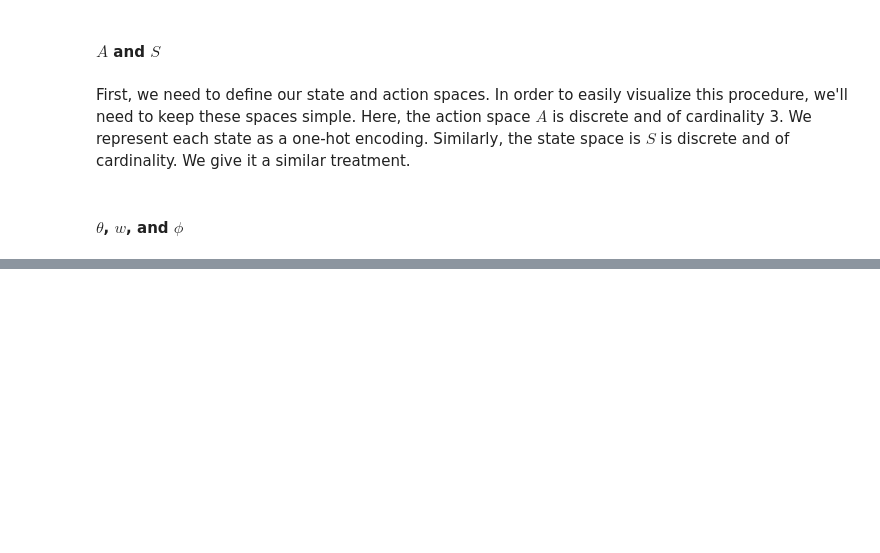
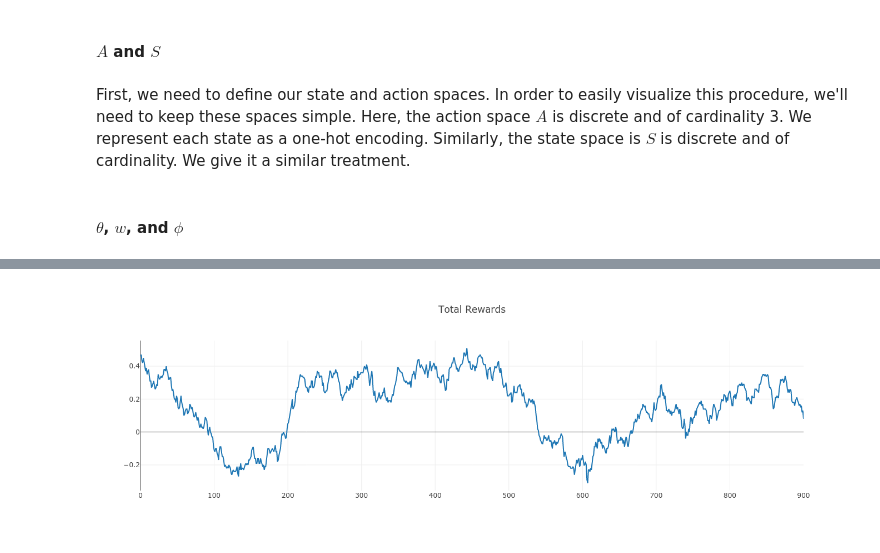
Before and after one commit to nathanmargaglio/Policy-Gradient-Methods-for-Reinforcement-Learning, a Jupyter notebook: RL.ipynb, the cells around one changed output, grey strips where cells are left out. Cells and saved outputs as stored; diff of their text form; code cells hidden in the pictures; blank space fills up the shorter version.

```diff
--- a/RL.ipynb
+++ b/RL.ipynb
@@ -566,0 +711,35 @@ Total Reward: -1.0
+# %%
+env = Environment()
+agent = Agent()
+
+total_rewards = []
+episodes = 1000
+for ep in range(episodes):
+    done = False
+    obs = env.reset()
+
+    data = {
+        'states': [],
+        'actions': [],
+        'rewards': []
+    }
+    while not done:
+        action = agent.step(obs)
+        obs, reward, done = env.step(action)
+
+        data['states'].append(np.array(obs))
+        data['actions'].append(actions[action])
+        data['rewards'].append(reward)
+
+    agent.train(data)
+    total_rewards.append(sum(data['rewards']))
+# %%
+def moving_average(x, w):
+    return np.convolve(x, np.ones(w), 'valid') / w
+
+plotly.offline.iplot({
+    "data": [go.Scatter(x=np.arange(len(total_rewards)), y=moving_average(total_rewards, 100))],
+    "layout": go.Layout(title="Total Rewards")
+})
+# %% [output]
+[figure, added]
```
Also changed, not shown: parts of 30 cells of this notebook.
